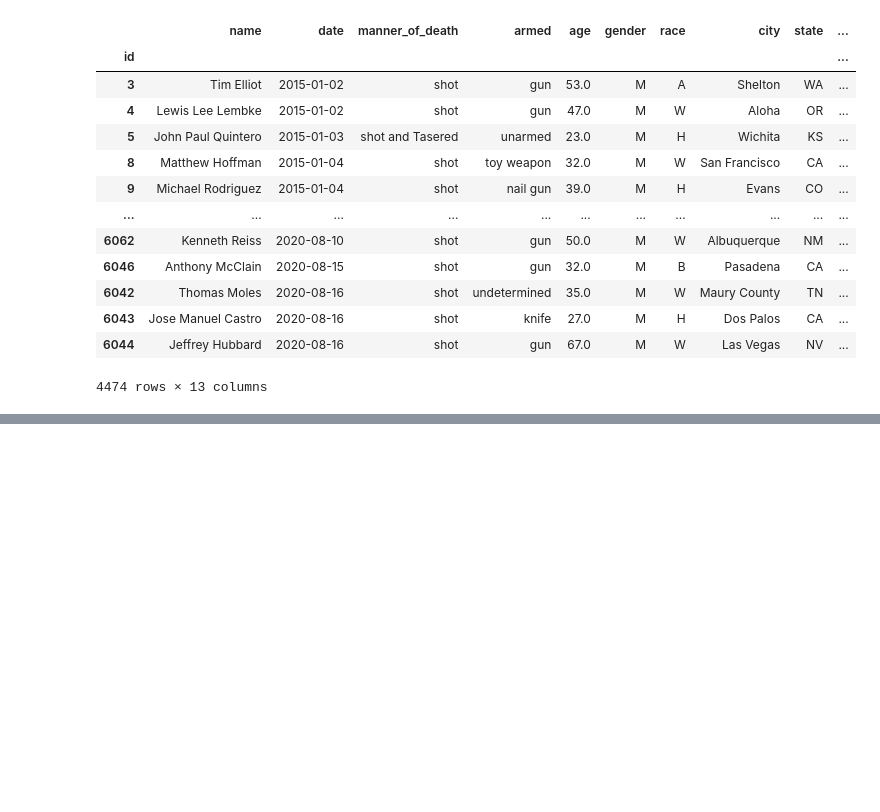
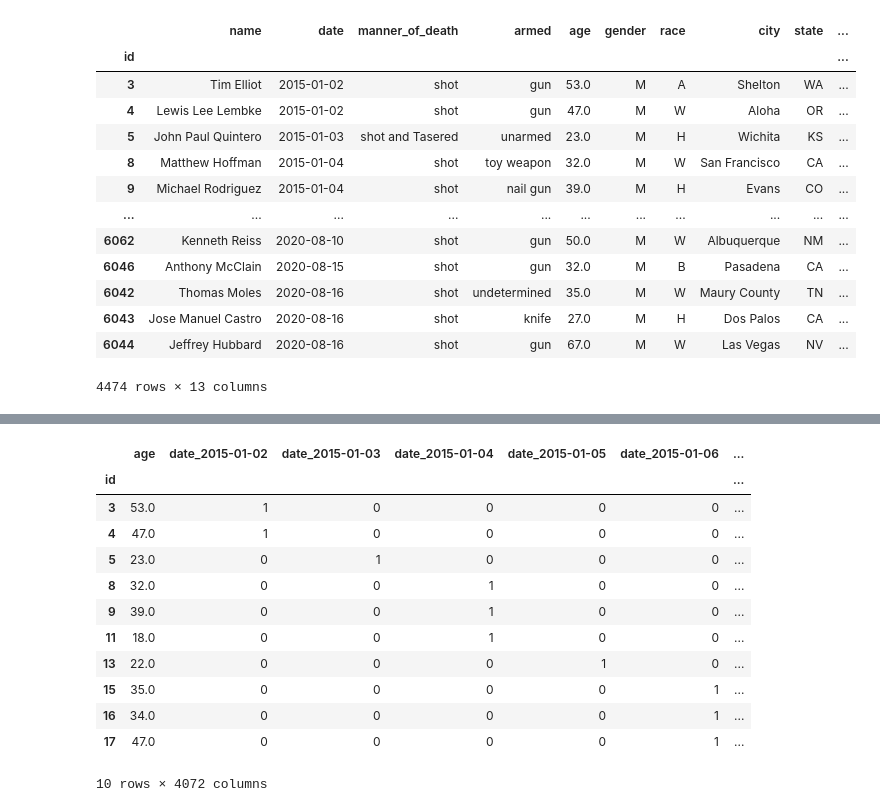
Before and after one commit to TamaraGR/Police_Violence_Analysis, a Jupyter notebook: Machine_Learning_Model_Mockup.ipynb, the cells around one changed output, grey strips where cells are left out. Drawn from its saved outputs; the diff is of its cells as text; code cells hidden in the pictures; blank space fills up the shorter version.

```diff
--- a/Machine_Learning_Model_Mockup.ipynb
+++ b/Machine_Learning_Model_Mockup.ipynb
@@ -73,0 +129,20 @@ shootings_df
+# %%
+# Use get_dummies() to create variables for text features
+X = pd.get_dummies(shootings_df, columns = ['date', 'manner_of_death', 'armed', 'gender', 'race', 'city',
+                                            'state', 'signs_of_mental_illness', 'threat_level', 'flee',
+                                            'body_camera'])
+X.head(10)
+# %% [output]
+|  | age | date_2015-01-02 | date_2015-01-03 | date_2015-01-04 | date_2015-01-05 | date_2015-01-06 | ... |
+| id |  |  |  |  |  |  | ... |
+| 3 | 53.0 | 1 | 0 | 0 | 0 | 0 | ... |
+| 4 | 47.0 | 1 | 0 | 0 | 0 | 0 | ... |
+| 5 | 23.0 | 0 | 1 | 0 | 0 | 0 | ... |
+| 8 | 32.0 | 0 | 0 | 1 | 0 | 0 | ... |
+| 9 | 39.0 | 0 | 0 | 1 | 0 | 0 | ... |
+| 11 | 18.0 | 0 | 0 | 1 | 0 | 0 | ... |
+| 13 | 22.0 | 0 | 0 | 0 | 1 | 0 | ... |
+| 15 | 35.0 | 0 | 0 | 0 | 0 | 1 | ... |
+| 16 | 34.0 | 0 | 0 | 0 | 0 | 1 | ... |
+| 17 | 47.0 | 0 | 0 | 0 | 0 | 1 | ... |
+10 rows × 4072 columns
```
Also changed, not shown: parts of 4 cells of this notebook.
